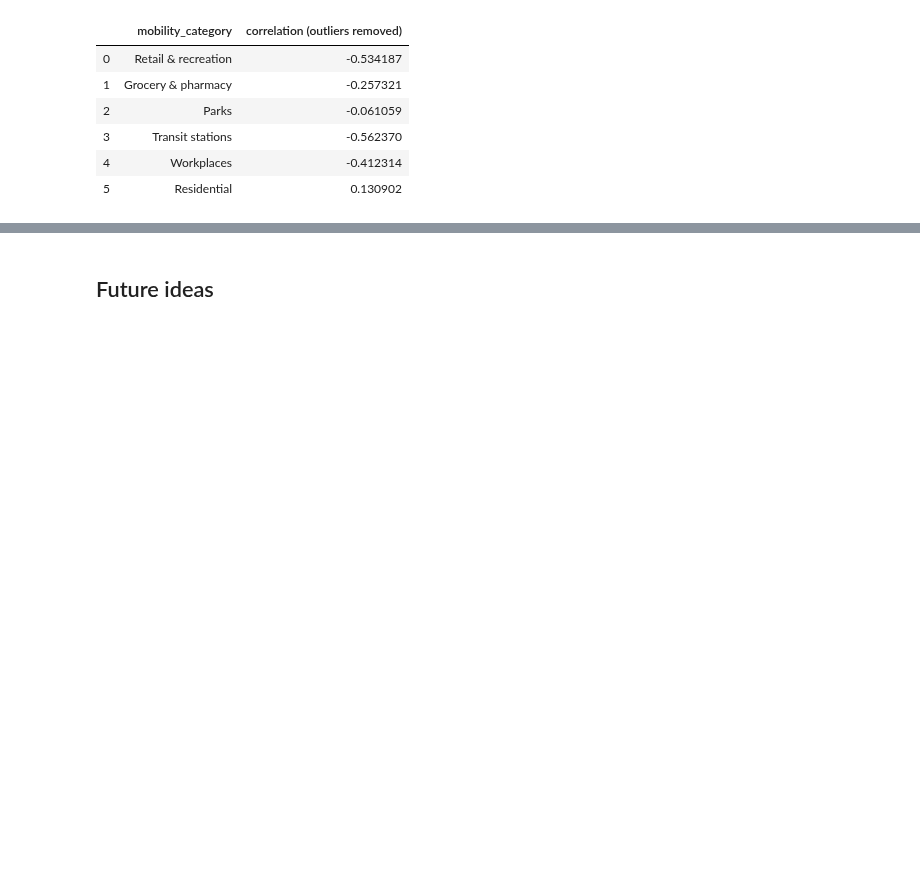
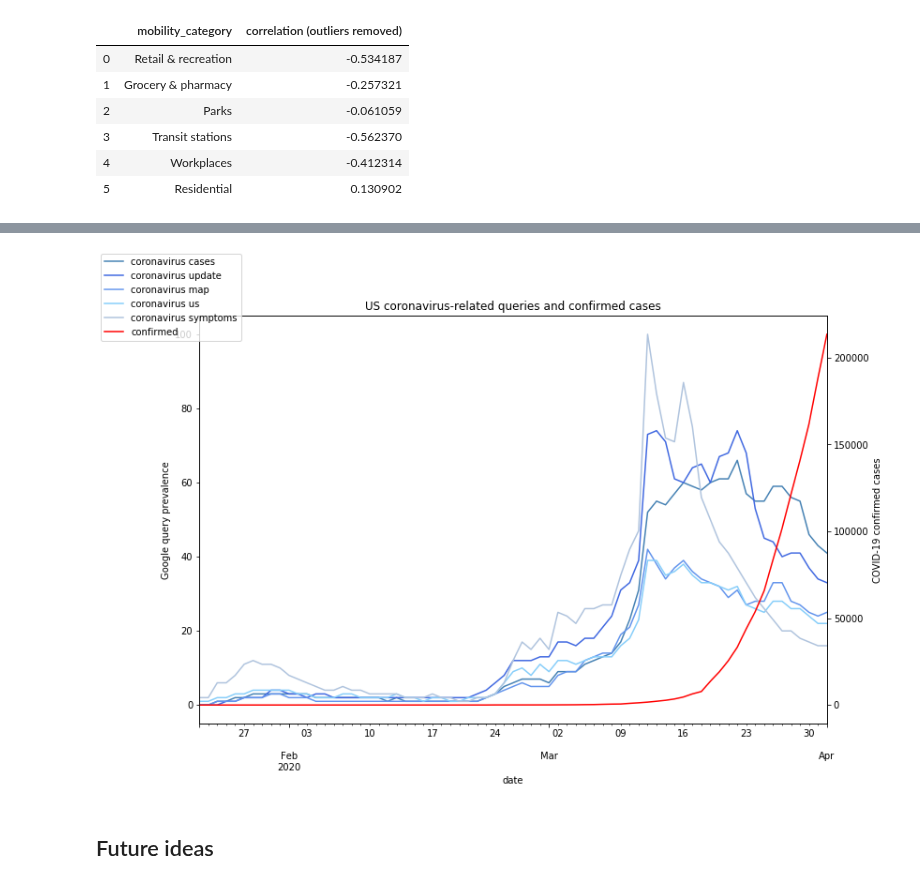
Before and after one commit to spotted-d/RNN_covid19_modeling, a Jupyter notebook: milestone2_eda/milestone2_eda.ipynb, the cells around one changed output, grey strips where cells are left out. Cells and saved outputs as stored; diff of their text form; code cells hidden in the pictures; blank space fills up the shorter version.

```diff
--- a/milestone2_eda/milestone2_eda.ipynb
+++ b/milestone2_eda/milestone2_eda.ipynb
@@ -419,3 +503,22 @@ display(pd.DataFrame(correlations_nooutliers))
+# %%
+# now plot top 5 related queries with confirmed cases
+fig = plt.figure(figsize=(12, 8))
+ax1 = fig.add_subplot(111)
+search_cases_us.plot(x="date", y="coronavirus cases", color="steelblue",  ax=ax1, legend=False)
+search_cases_us.plot(x="date", y="coronavirus update", color="royalblue", ax=ax1, legend=False)
+search_cases_us.plot(x="date", y="coronavirus map", color="cornflowerblue", ax=ax1, legend=False)
+search_cases_us.plot(x="date", y="coronavirus us", color="lightskyblue", ax=ax1, legend=False)
+search_cases_us.plot(x="date", y="coronavirus symptoms", color="lightsteelblue", ax=ax1, legend=False)
+ax2 = ax1.twinx()
+search_cases_us.plot(x="date", y="confirmed", ax=ax2, legend=False, color="r")
+
+ax1.figure.legend(loc="upper left")
+ax1.set_title("US coronavirus-related queries and confirmed cases")
+ax1.set_ylabel("Google query prevalence")
+ax2.set_ylabel("COVID-19 confirmed cases")
+plt.show();
+# %% [output]
+[figure, added]
 # %% [markdown]
 ## Future ideas
 # %% [markdown]
```
Also changed, not shown: parts of 14 cells of this notebook.
